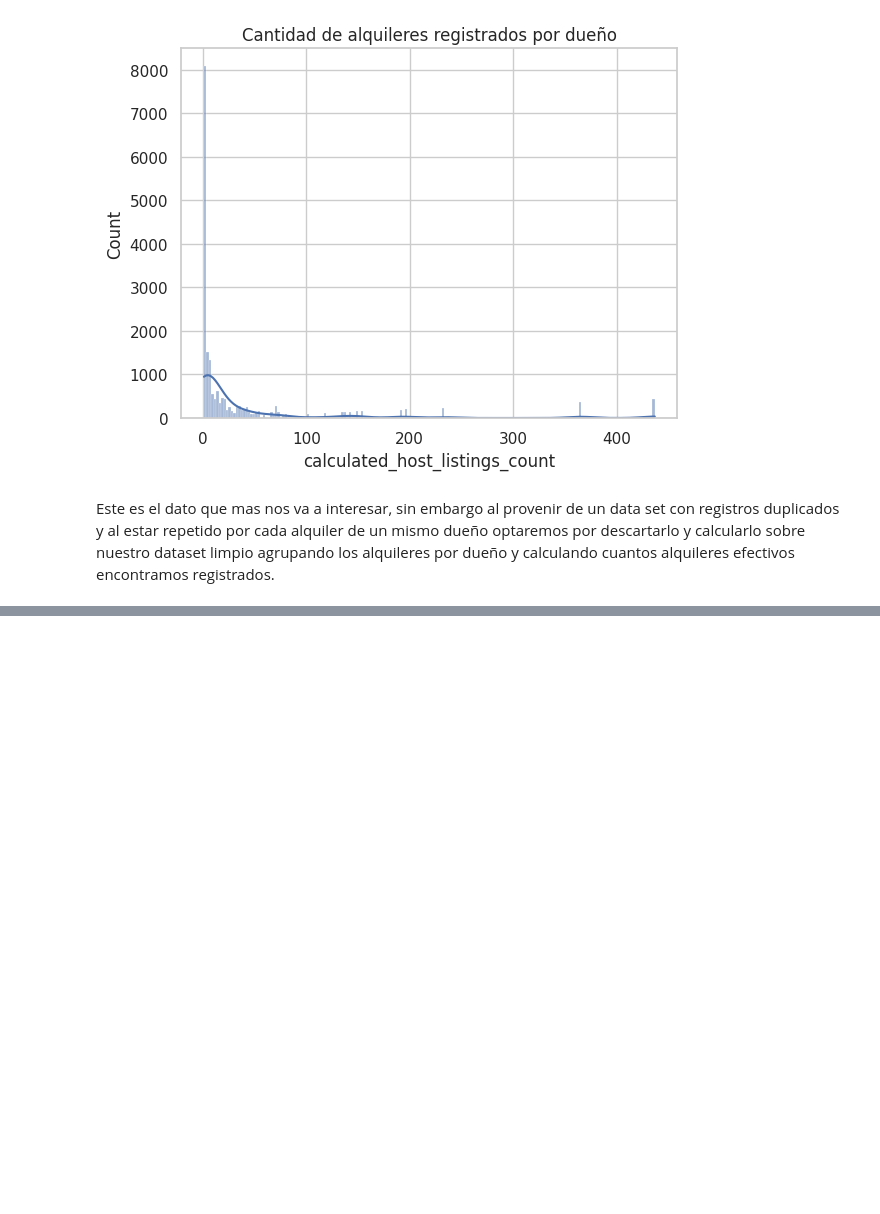
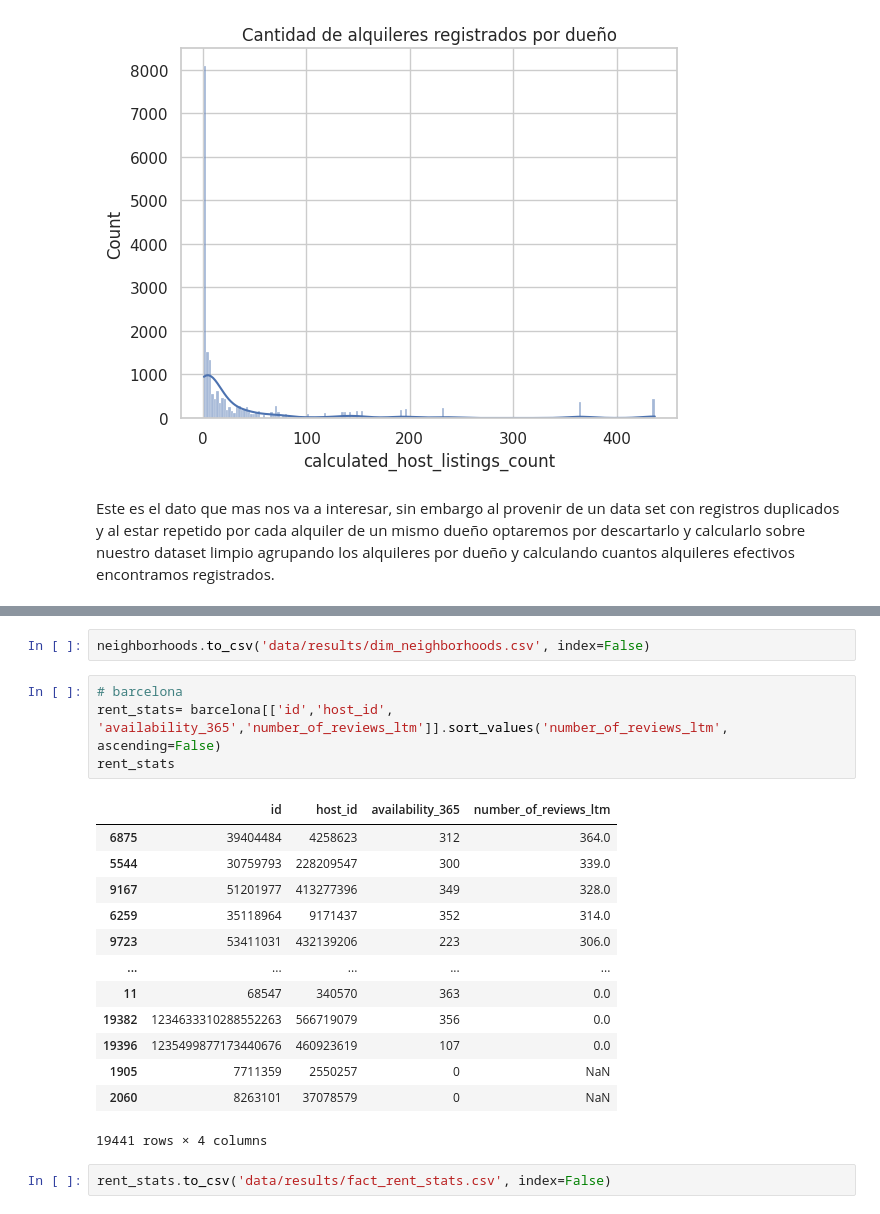
Before and after one commit to anarod13/airbnb-ownerships, a Jupyter notebook: barcelona.ipynb, the cells around one changed output, grey strips where cells are left out. Cells and saved outputs as stored; diff of their text form; blank space fills up the shorter version.

```diff
--- a/barcelona.ipynb
+++ b/barcelona.ipynb
@@ -484,0 +518,22 @@ Este es el dato que mas nos va a interesar, sin embargo al provenir de un data s
+# %%
+neighborhoods.to_csv('data/results/dim_neighborhoods.csv', index=False)
+# %%
+# barcelona
+rent_stats= barcelona[['id','host_id', 'availability_365','number_of_reviews_ltm']].sort_values('number_of_reviews_ltm', ascending=False)
+rent_stats
+# %% [output]
+|  | id | host_id | availability_365 | number_of_reviews_ltm |
+| 6875 | 39404484 | 4258623 | 312 | 364.0 |
+| 5544 | 30759793 | 228209547 | 300 | 339.0 |
+| 9167 | 51201977 | 413277396 | 349 | 328.0 |
+| 6259 | 35118964 | 9171437 | 352 | 314.0 |
+| 9723 | 53411031 | 432139206 | 223 | 306.0 |
+| ... | ... | ... | ... | ... |
+| 11 | 68547 | 340570 | 363 | 0.0 |
+| 19382 | 1234633310288552263 | 566719079 | 356 | 0.0 |
+| 19396 | 1235499877173440676 | 460923619 | 107 | 0.0 |
+| 1905 | 7711359 | 2550257 | 0 | NaN |
+| 2060 | 8263101 | 37078579 | 0 | NaN |
+19441 rows × 4 columns
+# %%
+rent_stats.to_csv('data/results/fact_rent_stats.csv', index=False)
```
Also changed, not shown: parts of 32 cells of this notebook, 6 other files.
